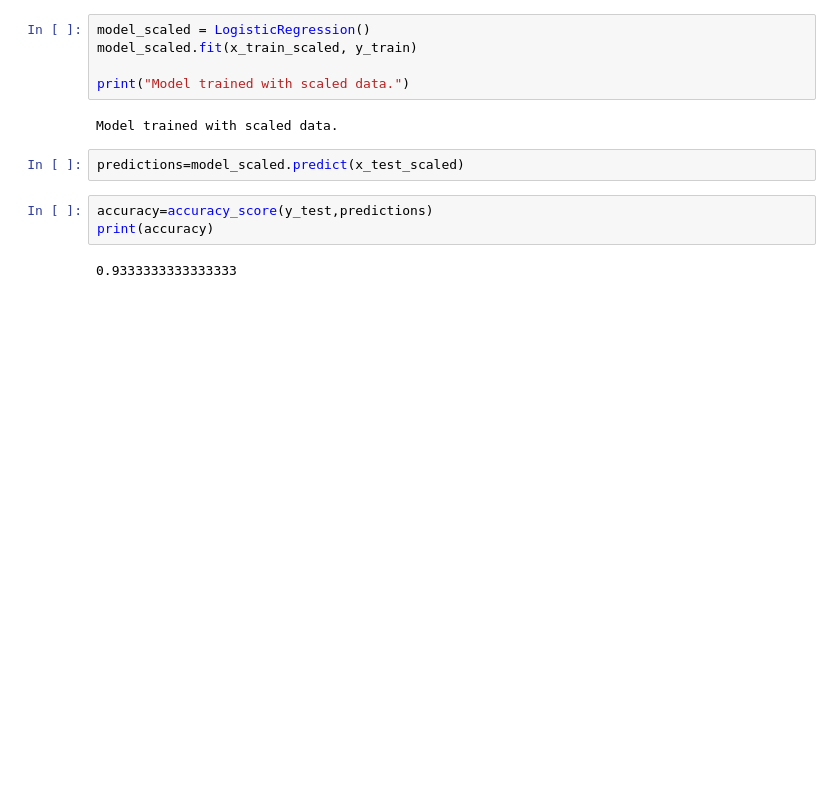
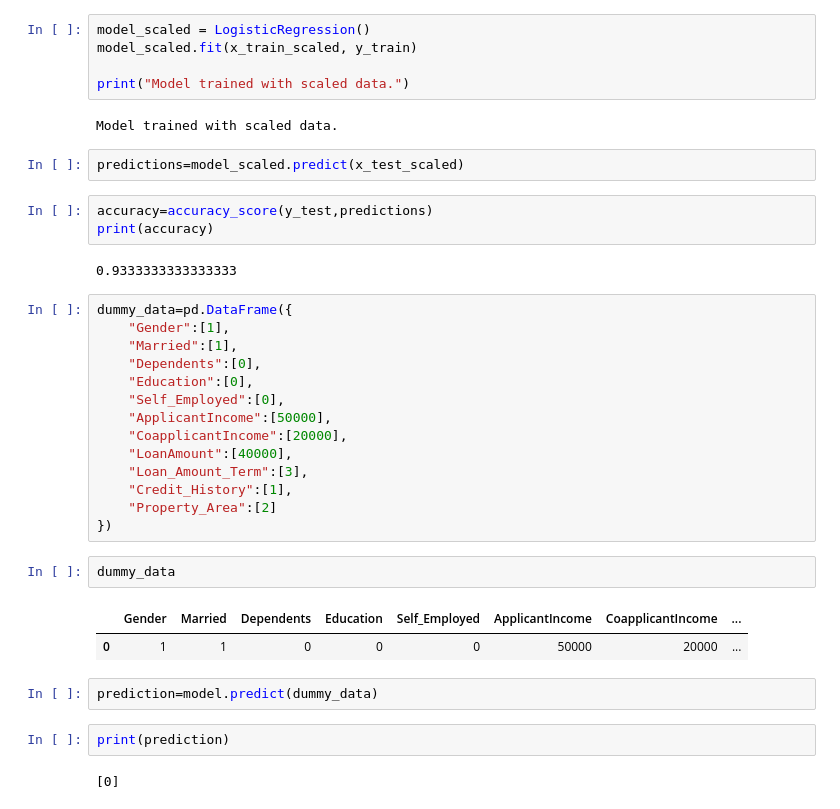
Before and after one commit to satrishabh/ML-DL-GENAI, a Jupyter notebook: l3.ipynb, the cells around one changed output. Cells and saved outputs as stored; diff of their text form; blank space fills up the shorter version.

```diff
--- a/l3.ipynb
+++ b/l3.ipynb
@@ -186,3 +186,28 @@ accuracy=accuracy_score(y_test,predictions)
 print(accuracy)
 # %% [output]
 0.9333333333333333
+# %%
+dummy_data=pd.DataFrame({
+    "Gender":[1],
+    "Married":[1],
+    "Dependents":[0],
+    "Education":[0],
+    "Self_Employed":[0],
+    "ApplicantIncome":[50000],
+    "CoapplicantIncome":[20000],
+    "LoanAmount":[40000],
+    "Loan_Amount_Term":[3],
+    "Credit_History":[1],
+    "Property_Area":[2]
+})
+# %%
+dummy_data
+# %% [output]
+|  | Gender | Married | Dependents | Education | Self_Employed | ApplicantIncome | CoapplicantIncome | ... |
+| 0 | 1 | 1 | 0 | 0 | 0 | 50000 | 20000 | ... |
+# %%
+prediction=model.predict(dummy_data)
+# %%
+print(prediction)
+# %% [output]
+[0]
```
Also changed, not shown: parts of 1 cell of this notebook.
